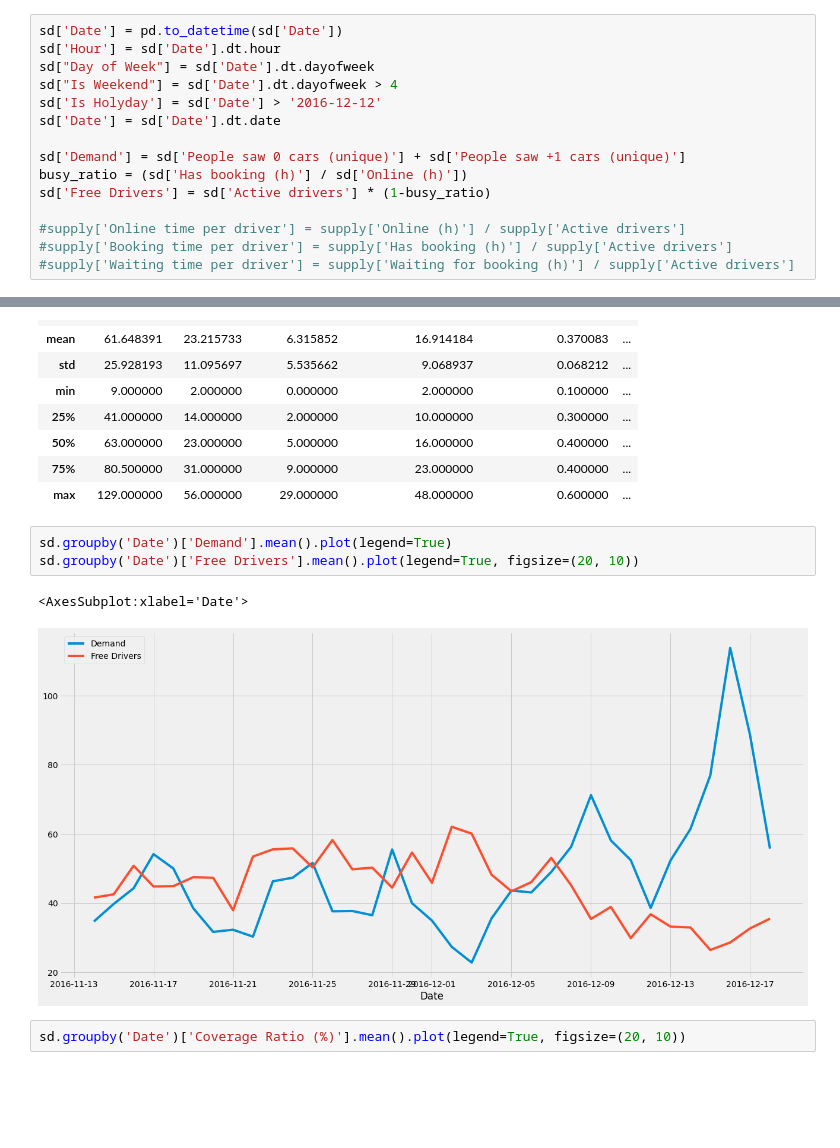
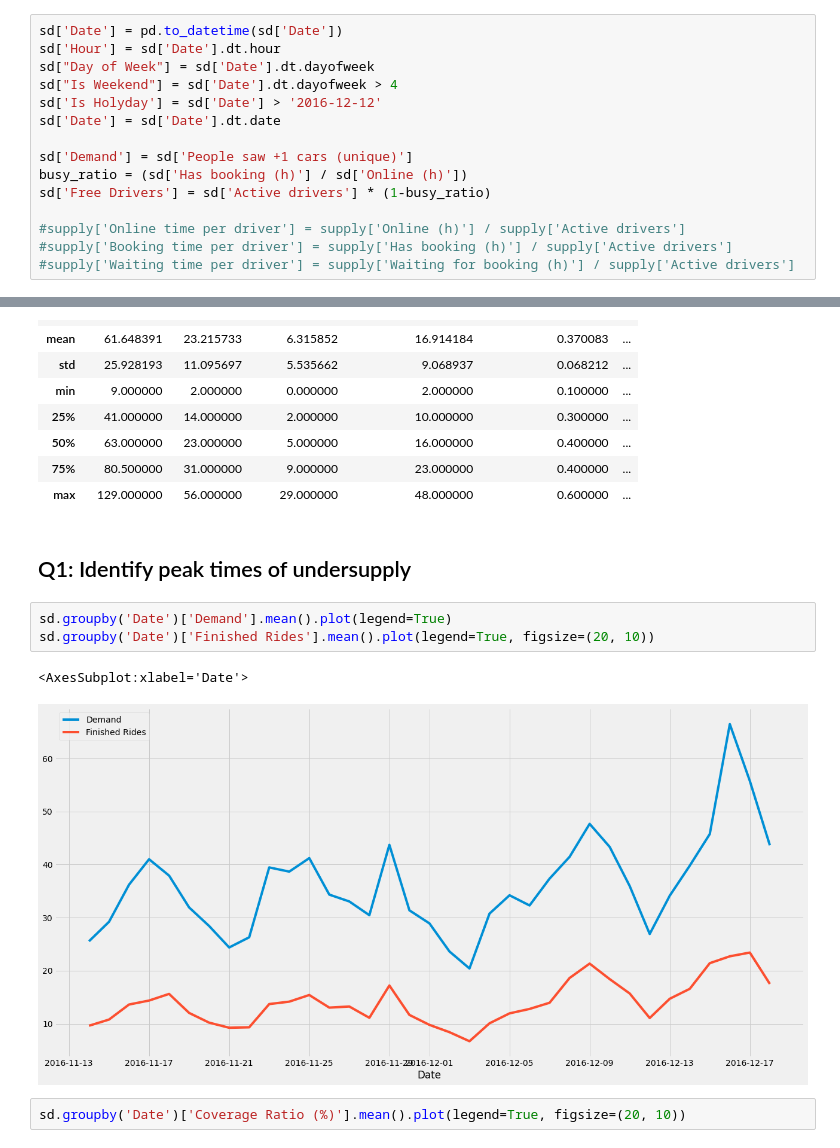
Before and after one commit to jlousada315/bolt-test, a Jupyter notebook: bolt-jl.ipynb, the cells around one changed output, grey strips where cells are left out. Drawn from its saved outputs; the diff is of its cells as text; blank space fills up the shorter version.

```diff
--- a/bolt-jl.ipynb
+++ b/bolt-jl.ipynb
@@ -52,7 +62,7 @@ sd["Is Weekend"] = sd['Date'].dt.dayofweek > 4
 sd['Is Holyday'] = sd['Date'] > '2016-12-12'
 sd['Date'] = sd['Date'].dt.date
 
-sd['Demand'] = sd['People saw 0 cars (unique)'] + sd['People saw +1 cars (unique)']
+sd['Demand'] = sd['People saw +1 cars (unique)']
 busy_ratio = (sd['Has booking (h)'] / sd['Online (h)'])
 sd['Free Drivers'] = sd['Active drivers'] * (1-busy_ratio)
 
@@ -115,12 +125,14 @@ sd.describe()
 | 50% | 63.000000 | 23.000000 | 5.000000 | 16.000000 | 0.400000 | ... |
 | 75% | 80.500000 | 31.000000 | 9.000000 | 23.000000 | 0.400000 | ... |
 | max | 129.000000 | 56.000000 | 29.000000 | 48.000000 | 0.600000 | ... |
+# %% [markdown]
+## Q1: Identify peak times of undersupply
 # %%
 sd.groupby('Date')['Demand'].mean().plot(legend=True)
-sd.groupby('Date')['Free Drivers'].mean().plot(legend=True, figsize=(20, 10))
+sd.groupby('Date')['Finished Rides'].mean().plot(legend=True, figsize=(20, 10))
 # %% [output]
 <AxesSubplot:xlabel='Date'>
-[figure, old version]
+[figure, new version]
 # %%
 sd.groupby('Date')['Coverage Ratio (%)'].mean().plot(legend=True, figsize=(20, 10))
 # %% [output]
```
Also changed, not shown: parts of 35 cells of this notebook, 1 other file.
